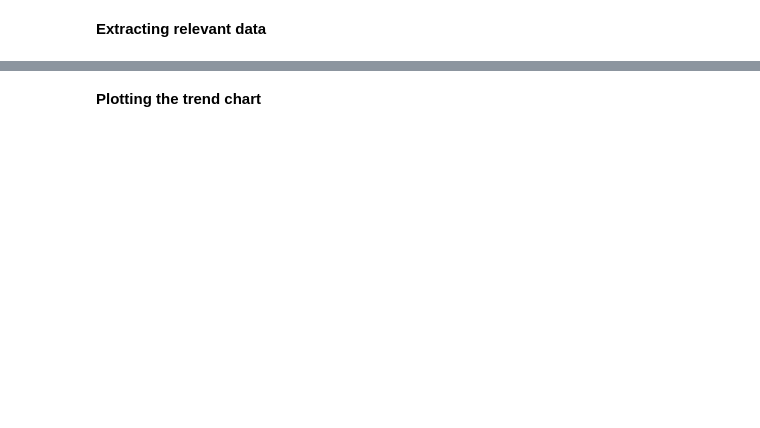
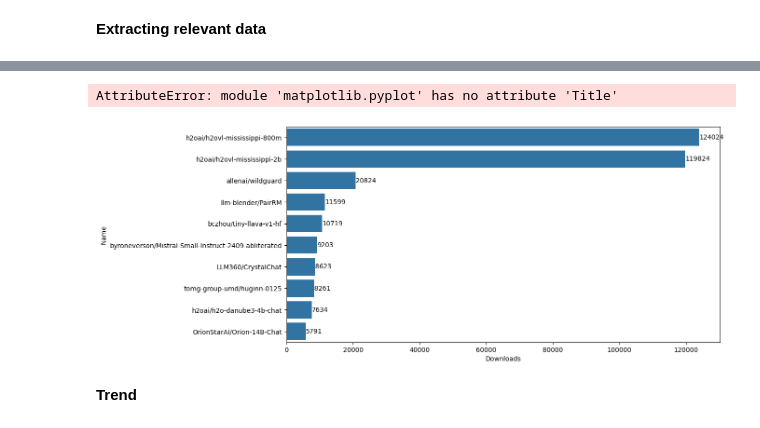
Before and after one commit to AnanthGeethanath/AGIBenchmarks, a Jupyter notebook: experiments/01_oss_models.ipynb, the cells around one changed output, grey strips where cells are left out. Saved outputs shown, nothing was run; the diff lists cells and outputs as text; code cells hidden in the pictures; blank space fills up the shorter version.

```diff
--- a/experiments/01_oss_models.ipynb
+++ b/experiments/01_oss_models.ipynb
@@ -40,5 +43,13 @@ llm_models_df.head()
-# %% [markdown]
-**Plotting the trend chart**
+# %%
+plt.figure(figsize = (12,6))
+ax = sns.barplot(x='Downloads', y = 'Name', data = llm_models_df.head(10))
+ax.bar_label(ax.containers[0])
+plt.Title('Top 10 LLM models this weeek')
+# %% [output]
+AttributeError: module 'matplotlib.pyplot' has no attribute 'Title'
+[figure, added]
+# %% [markdown]
+**Trend**
 # %%
 llm_models_df['Week'] = llm_models_df['Created'].dt.to_period('w').astype(str)
 d = llm_models_df.groupby('Week')['Name'].count().reset_index()
```
Also changed, not shown: parts of 6 cells of this notebook.
